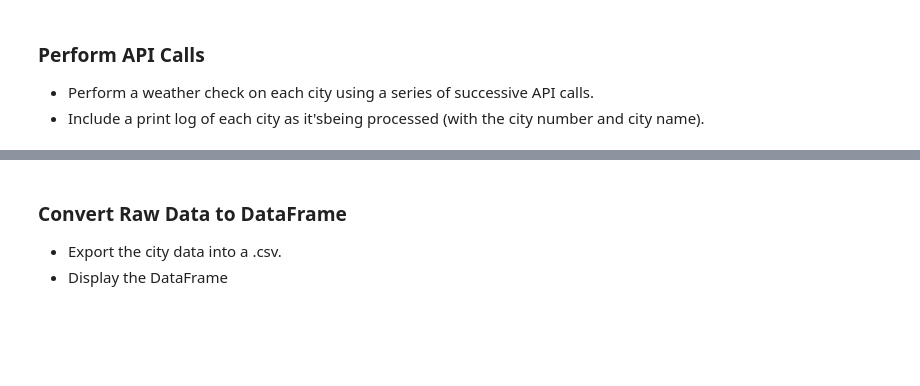
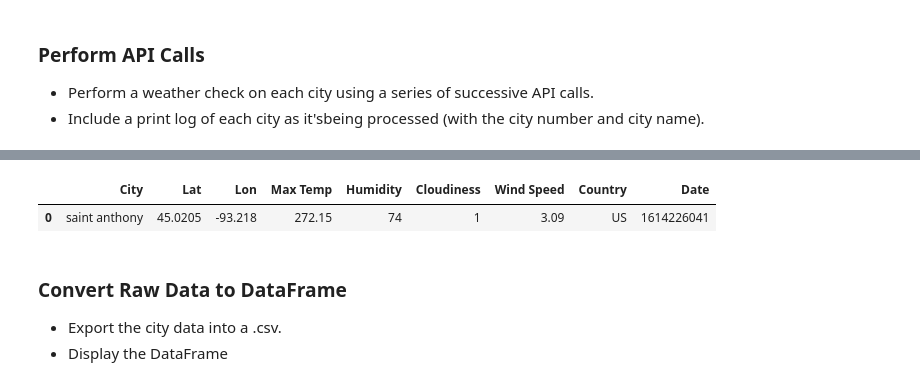
Before and after one commit to agomeso/Python-API-Challenge, a Jupyter notebook: WeatherPy/WeatherPy.ipynb, the cells around one changed output, grey strips where cells are left out. Cells and saved outputs as stored; diff of their text form; code cells hidden in the pictures; blank space fills up the shorter version.

Commit message:
getting the data

```diff
--- a/WeatherPy/WeatherPy.ipynb
+++ b/WeatherPy/WeatherPy.ipynb
@@ -76,0 +58,29 @@ Data Retrieval Complete
+# %%
+# Save config information
+url = "http://api.openweathermap.org/data/2.5/weather?"
+
+# Build partial query URL
+query_url = f"{url}appid={weather_api_key}&q="
+
+weather_dict = {}
+
+#Gather the data for Max Temp	Humidity	Cloudiness	Wind Speed	Country	Date
+print("Begin Data Retrieval")
+print("--------------------------")
+for city in cities:
+    try:
+        response = requests.get(query_url + city).json()
+        weather_dict['City'] = city
+        weather_dict['Lat'] = response['coord']['lat']
+        weather_dict['Lon'] = response['coord']['lon']
+        weather_dict['Max Temp'] = response['main']['temp_max']
+        weather_dict['Humidity'] = response['main']['humidity']
+        weather_dict['Cloudiness'] = response['clouds']['all']
+        weather_dict['Wind Speed'] = response['wind']['speed']
+        weather_dict['Country'] = response['sys']['country']
+        weather_dict['Date'] = response['dt']
+        print(f"Processing Record of #{cities.index(city)} of Set {len(cities)} cities | {city}")
+    except:
+        print("City not found. Skipping...")
+print("--------------------------")
+print("Enf of Data Retrieval")
@@ -77,3 +117,9 @@ Data Retrieval Complete
+# %%
+weather_df = pd.DataFrame(weather_dict)
+weather_df.head(5)
+# %% [output]
+|  | City | Lat | Lon | Max Temp | Humidity | Cloudiness | Wind Speed | Country | Date |
+| 0 | saint anthony | 45.0205 | -93.218 | 272.15 | 74 | 1 | 3.09 | US | 1614226041 |
 # %% [markdown]
 ### Convert Raw Data to DataFrame
 * Export the city data into a .csv.
```
Also changed, not shown: parts of 4 cells of this notebook.
